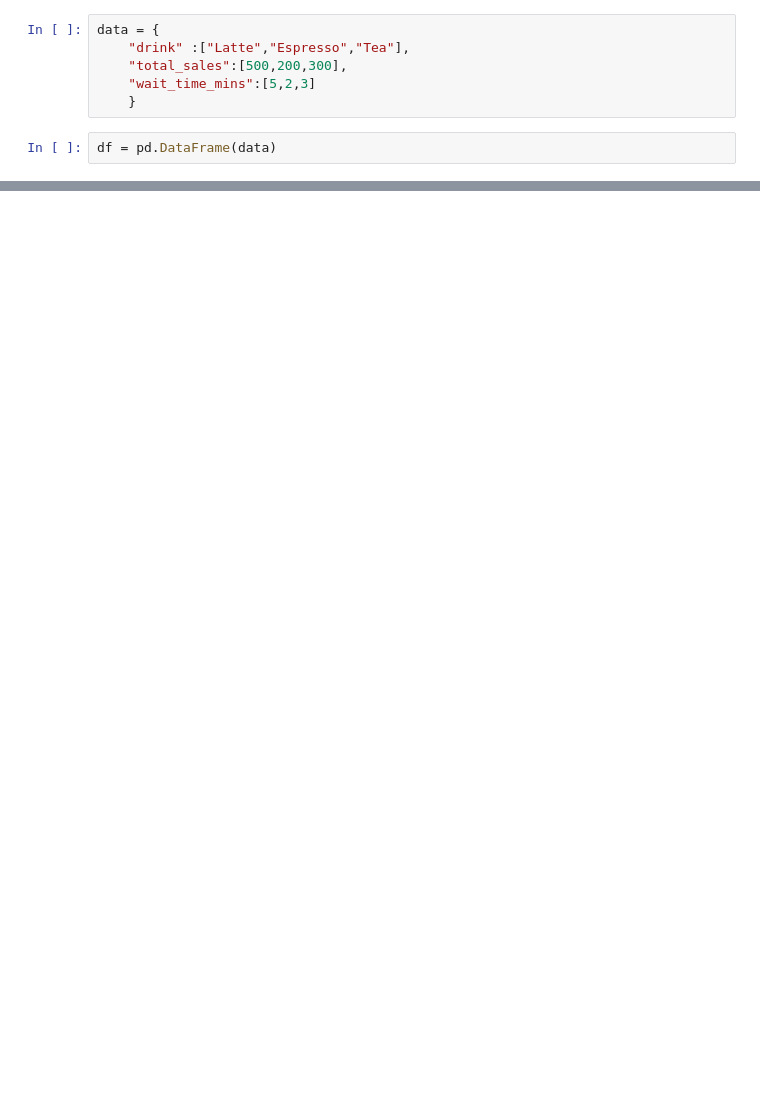
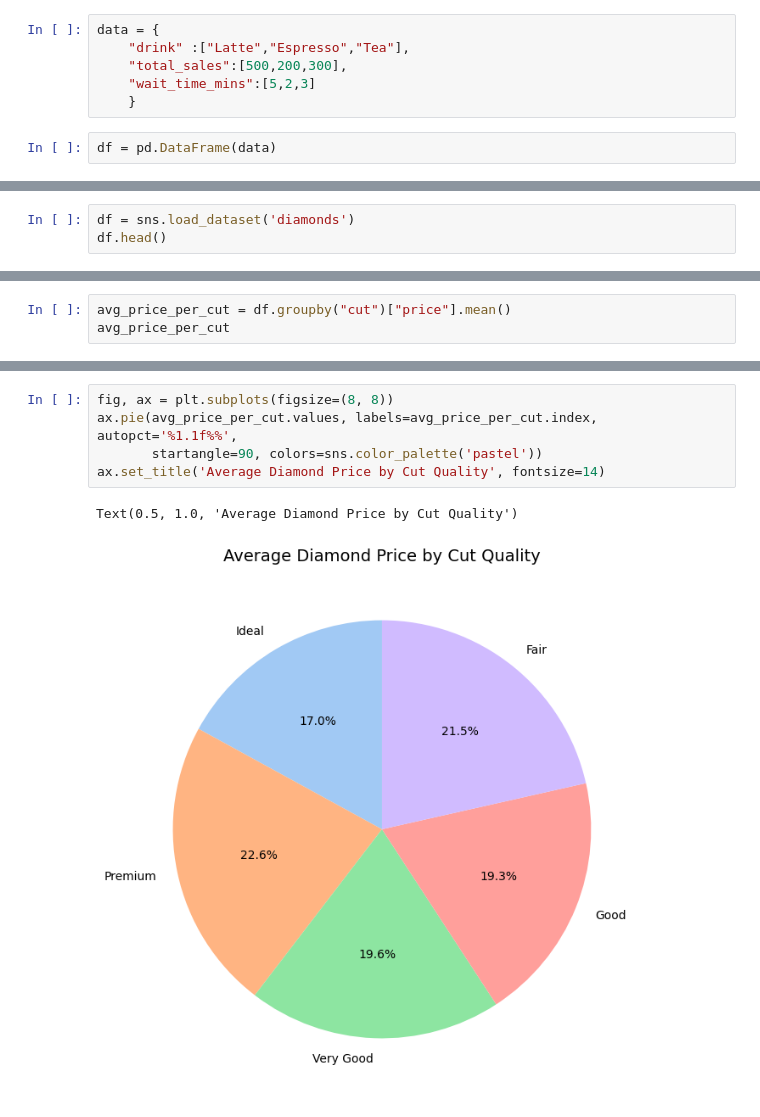
Before and after one commit to sankajithdjinasena/Data_Visualization_Practical, a Jupyter notebook: Data_Visualization_2026_06_08.ipynb, the cells around one changed output, grey strips where cells are left out. Saved outputs shown, nothing was run; the diff lists cells and outputs as text; blank space fills up the shorter version.

```diff
--- a/Data_Visualization_2026_06_08.ipynb
+++ b/Data_Visualization_2026_06_08.ipynb
@@ -33,0 +64,3 @@ Text(0.5, 0, 'Drink')
+# %%
+df = sns.load_dataset('diamonds')
+df.head()
@@ -33,0 +126,3 @@ Text(0.5, 0, 'Drink')
+# %%
+avg_price_per_cut = df.groupby("cut")["price"].mean()
+avg_price_per_cut
@@ -33,0 +138,8 @@ Text(0.5, 0, 'Drink')
+# %%
+fig, ax = plt.subplots(figsize=(8, 8))
+ax.pie(avg_price_per_cut.values, labels=avg_price_per_cut.index, autopct='%1.1f%%',
+       startangle=90, colors=sns.color_palette('pastel'))
+ax.set_title('Average Diamond Price by Cut Quality', fontsize=14)
+# %% [output]
+Text(0.5, 1.0, 'Average Diamond Price by Cut Quality')
+[figure, added]
```
Also changed, not shown: parts of 10 cells of this notebook.
